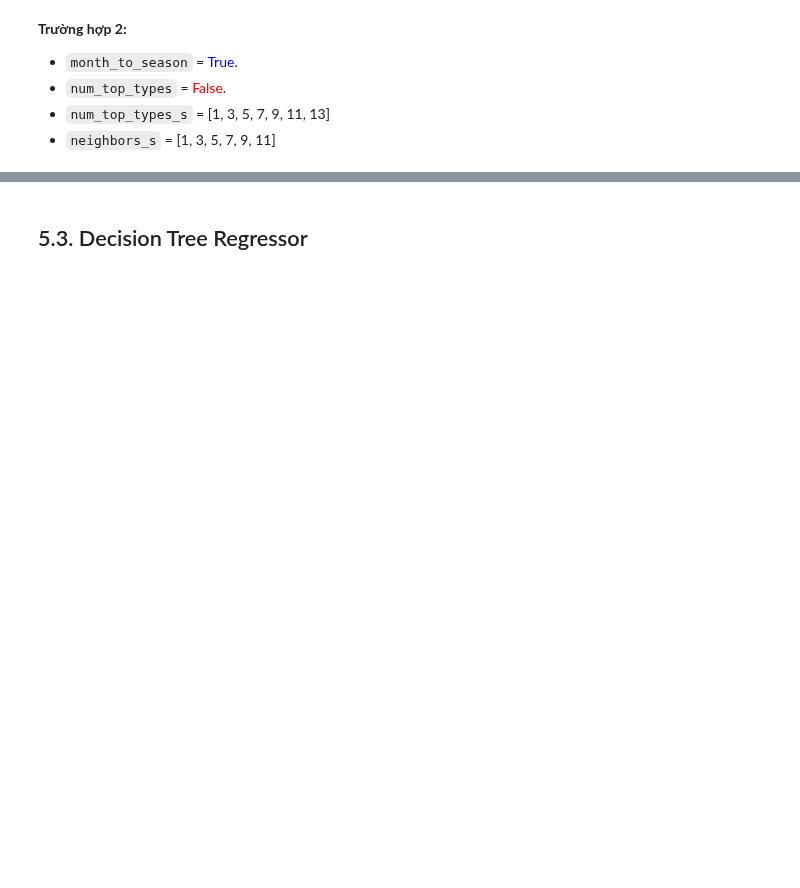
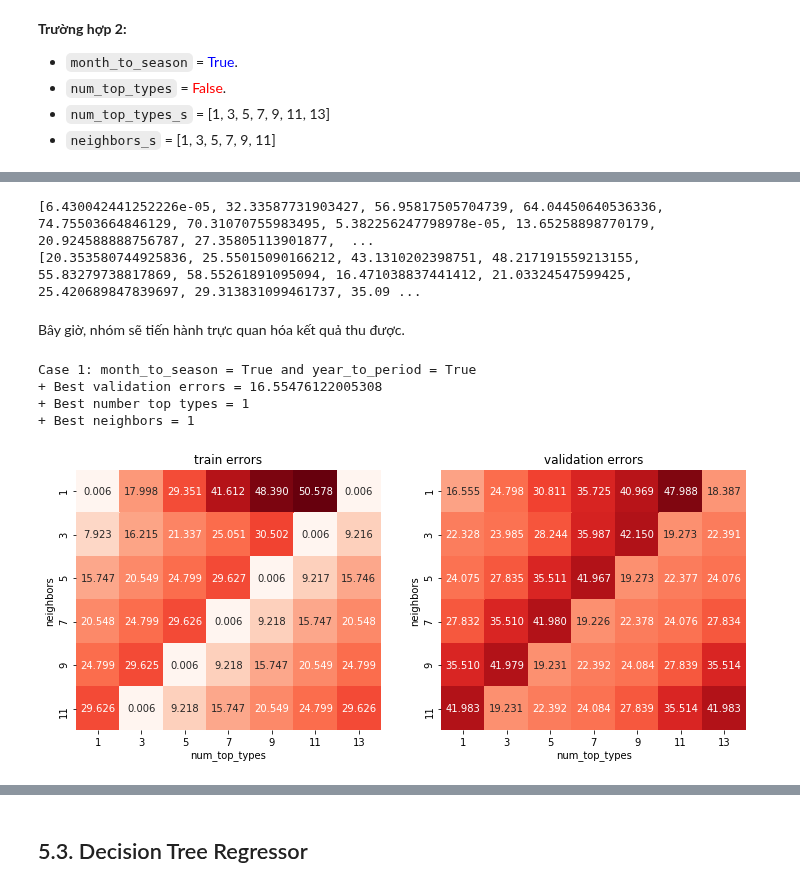
Before and after one commit to dpnam/DS-Final-Project, a Jupyter notebook: real-estate-California/HousePrice_California.ipynb, the cells around one changed output, grey strips where cells are left out. Drawn from its saved outputs; the diff is of its cells as text; code cells hidden in the pictures; blank space fills up the shorter version.

Commit message:
done model K-Neighbors Regressor

```diff
--- a/real-estate-California/HousePrice_California.ipynb
+++ b/real-estate-California/HousePrice_California.ipynb
@@ -1702,0 +1737,49 @@ print(best_neighbors_KNR)
+# %%
+# Xem thử độ lỗi thu được.
+print(train_errs_KNR_4)
+print(val_errs_KNR_4)
+# %% [output]
+[6.430042441252226e-05, 32.33587731903427, 56.95817505704739, 64.04450640536336, 74.75503664846129, 70.31070755983495, 5.382256247798978e-05, 13.65258898770179, 20.924588888756787, 27.35805113901877,  ...
+[20.353580744925836, 25.55015090166212, 43.1310202398751, 48.217191559213155, 55.83279738817869, 58.55261891095094, 16.471038837441412, 21.03324547599425, 25.420689847839697, 29.313831099461737, 35.09 ...
+# %% [markdown]
+Bây giờ, nhóm sẽ tiến hành trực quan hóa kết quả thu được.
+# %%
+import seaborn as sns
+import matplotlib.pyplot as plt
+import numpy as np
+
+# Hàm visualizeResultKNR dùng để trực quan hóa kết quả của mô hình K-Neighbors Regression
+# Input là train_errs_KNR, val_errs_KNR, num_top_types_s và neighbors_s.
+# Không có kiểu trả về.
+def visualizeResultKNR(train_errs_KNR, val_errs_KNR, num_top_types_s, neighbors_s):
+    train_errs_df = pd.DataFrame(data=np.array(train_errs_KNR).reshape(len(neighbors_s), -1),
+                                 index=neighbors_s, columns=num_top_types_s)
+    val_errs_df = pd.DataFrame(data=np.array(val_errs_KNR).reshape(len(neighbors_s), -1),
+                               index=neighbors_s, columns=num_top_types_s)
+    min_err = min(min(train_errs_KNR), min(val_errs_KNR))
+    max_err = max(max(train_errs_KNR), max(val_errs_KNR))
+    plt.figure(figsize=(12, 6))
+    plt.subplot(1, 2, 1)
+    sns.heatmap(train_errs_df, vmin=min_err, vmax=max_err, square=True, annot=True,
+                cbar=False, fmt='.3f', cmap='Reds')
+    plt.title('train errors'); plt.xlabel('num_top_types'); plt.ylabel('neighbors')
+    plt.subplot(1, 2, 2)
+    sns.heatmap(val_errs_df, vmin=min_err, vmax=max_err, square=True, annot=True,
+                cbar=False, fmt='.3f', cmap='Reds')
+    plt.title('validation errors'); plt.xlabel('num_top_types'); plt.ylabel('neighbors');
+# %%
+num_top_types_s = [1, 3, 5, 7, 9, 11, 13]
+neighbors_s = [1, 3, 5, 7, 9, 11]
+
+# Trực quan hóa kết quả của trường hợp 1.
+print("Case 1: month_to_season = True and year_to_period = True")
+print ("+ Best validation errors = " + str(best_val_err_KNR_1))
+print ("+ Best number top types = " + str(best_num_top_types_KNR_1))
+print ("+ Best neighbors = " + str(best_neighbors_KNR_1))
+visualizeResultKNR(train_errs_KNR_1, val_errs_KNR_1, num_top_types_s, neighbors_s)
+# %% [output]
+Case 1: month_to_season = True and year_to_period = True
++ Best validation errors = 16.55476122005308
++ Best number top types = 1
++ Best neighbors = 1
+[figure, added]
```
Also changed, not shown: parts of 62 cells of this notebook, 1 other file.
